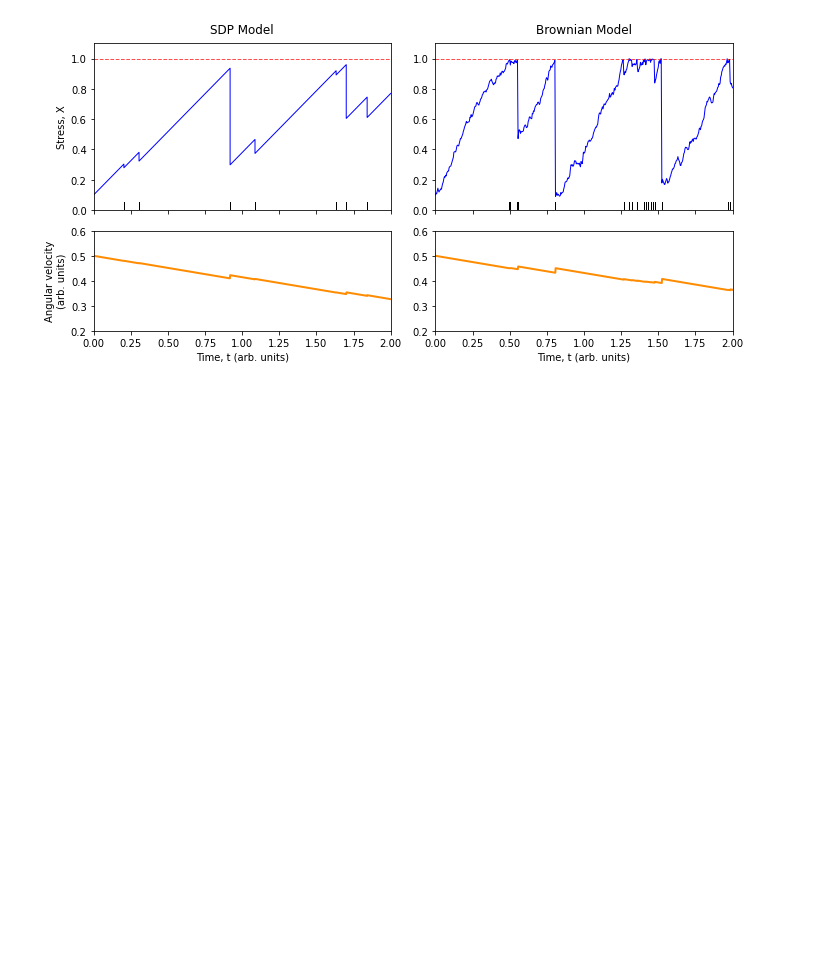
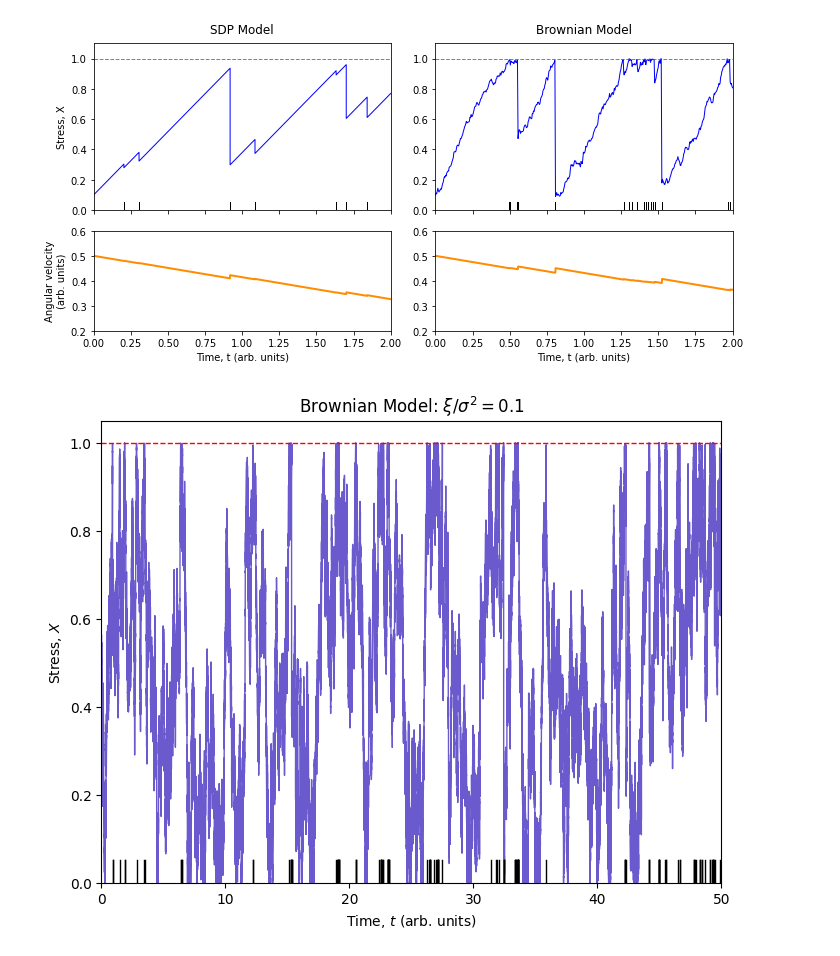
Before and after one commit to Spina02/pulsar-glitches, a Jupyter notebook: src/main.ipynb, the cells around one changed output. Drawn from its saved outputs; the diff is of its cells as text; code cells hidden in the pictures; blank space fills up the shorter version.

```diff
--- a/src/main.ipynb
+++ b/src/main.ipynb
@@ -301,3 +301,26 @@ from plot import *
 plot_sdp_vs_brownian(T=2, N=500, seed = seed)
 # %% [output]
 [figure]
+# %%
+from plot import plot_single_trajectory
+from brownian_model import BrownianGlitchModel
+import numpy as np
+seed = 0
+
+# Define parameters for the Brownian model
+brownian_params = {
+    'xi': 0.03,
+    'sigma': np.sqrt(0.03 / 0.1),  # mu = 0.1
+    'Xc': 1.0,
+    'dist_type': 'neg_powerlaw',
+    'dist_params': {'delta': 1.5, 'beta': 1e-2}
+}
+
+# Use the new generic plotting function
+plot_single_trajectory(model_class=BrownianGlitchModel,
+                       model_params=brownian_params,
+                       x0=0.5, T=50, N=500_000,
+                       title=r'Brownian Model: $\xi/\sigma^2 = 0.1$',
+                       seed=seed)
+# %% [output]
+[figure, added]
```
Also changed, not shown: parts of 27 cells of this notebook, 44 other files.
